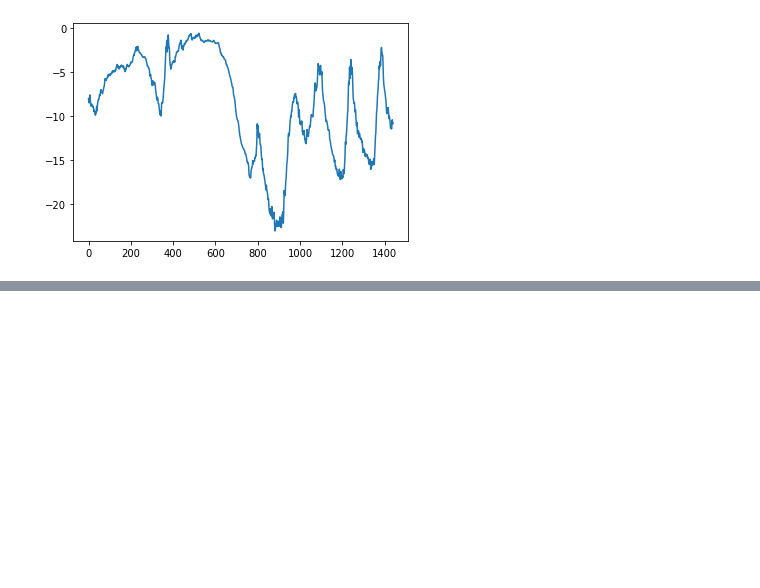
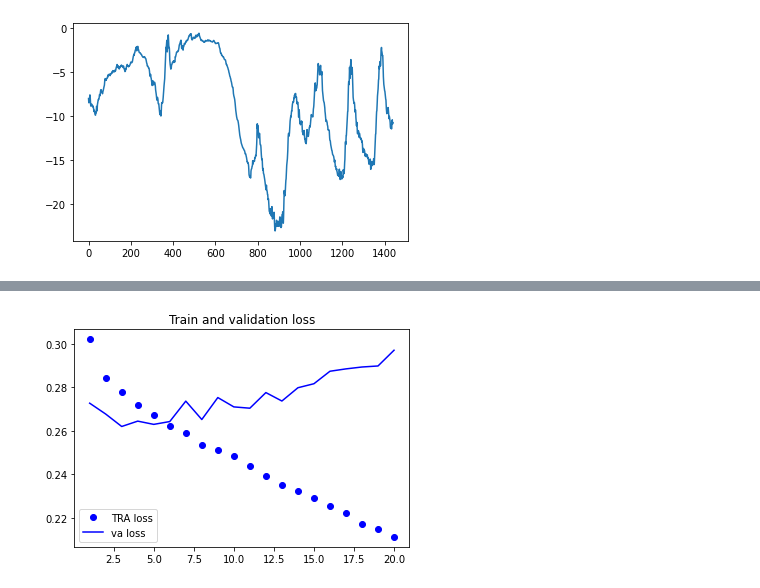
Before and after one commit to Wu-Fisher/my_tensorflow_learn, a Jupyter notebook: python/tensorflow/day15/cliOfjena_v1.ipynb, the cells around one changed output, grey strips where cells are left out. Drawn from its saved outputs; the diff is of its cells as text; code cells hidden in the pictures; blank space fills up the shorter version.

```diff
--- a/python/tensorflow/day15/cliOfjena_v1.ipynb
+++ b/python/tensorflow/day15/cliOfjena_v1.ipynb
@@ -32,6 +32,13 @@ lines = lines[1:]
 
 print(header)
 print(len(lines))
+import numpy as np
+
+
+float_data = np.zeros((len(lines),len(header)-1))
+for i,line in enumerate(lines):
+    values = [float(x) for x in line.split(',')[1:]]
+    float_data[i,:]=values
 # %% [output]
 ['"Date Time"', '"p (mbar)"', '"T (degC)"', '"Tpot (K)"', '"Tdew (degC)"', '"rh (%)"', '"VPmax (mbar)"', '"VPact (mbar)"', '"VPdef (mbar)"', '"sh (g/kg)"', '"H2OC (mmol/mol)"', '"rho (g/m**3)"', '"wv  ...
 420451
@@ -59,0 +70,5 @@ plt.plot(range(1440),temp[:1440])
+# %%
+mean= float_data[:200000].mean(axis=0)
+float_data-=mean
+std =  float_data[:200000].std(axis=0)
+float_data/=std
@@ -59,0 +196,12 @@ plt.plot(range(1440),temp[:1440])
+# %%
+from keras.models import Sequential
+from keras import layers
+from keras.optimizers import rmsprop_v2
+model = Sequential()
+model.add(layers.GRU(32,input_shape=(None,float_data.shape[-1])))
+#最后一层使用线性激活函数
+model.add(layers.Dense(1))
+model.compile(optimizer='rmsprop',loss='mae')
+history = model.fit(
+    train_gen,steps_per_epoch=500,epochs=20,validation_data=val_gen,validation_steps=val_steps
+)
@@ -59,0 +228,15 @@ plt.plot(range(1440),temp[:1440])
+# %%
+from matplotlib import pyplot as plt
+loss=history.history['loss']
+val_loss=history.history['val_loss']
+
+epochs = range(1,len(loss)+1)
+plt.plot(epochs,loss,'bo',label='TRA loss')
+plt.plot(epochs,val_loss,'b',label='va loss')
+plt.title('Train and validation loss')
+plt.legend()
+
+plt.savefig('GRU_v1_loss.png')
+plt.show()
+# %% [output]
+[figure, added]
```
Also changed, not shown: parts of 10 cells of this notebook, 2 other files.
